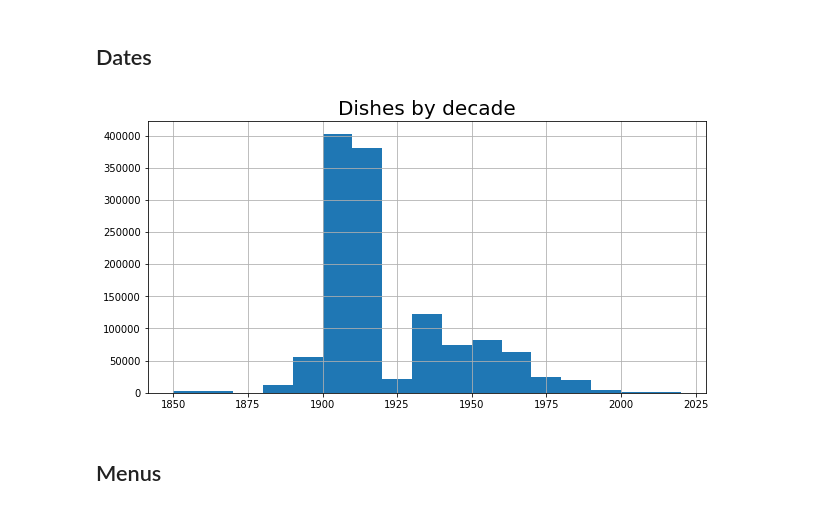
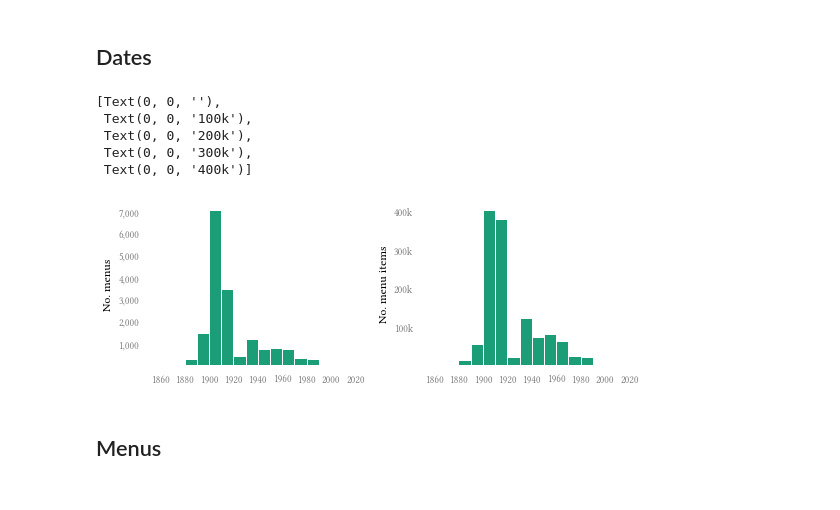
Before and after one commit to alexklapheke/menu, a Jupyter notebook: Menu-01-Import_Cleaning_EDA.ipynb, the cells around one changed output. Drawn from its saved outputs; the diff is of its cells as text; code cells hidden in the pictures.

```diff
--- a/Menu-01-Import_Cleaning_EDA.ipynb
+++ b/Menu-01-Import_Cleaning_EDA.ipynb
@@ -124,3 +104,16 @@ df = df[df["name"] != ""]
+# %%
+from nltk.tokenize import RegexpTokenizer
+from nltk.corpus import stopwords
+
+tokenizer = RegexpTokenizer("[a-z'-]+")
+stopwords = set(stopwords.words("english"))
+
+def tokenize(text):
+    tokens = set(tokenizer.tokenize(text))
+    return " ".join(tokens - stopwords)
+
+df["name"] = df["name"].str.lower()
+df["tokens"] = df["name"].apply(tokenize)
 # %% [markdown]
 ## Write out cleaned data
 # %%
@@ -134,9 +126,26 @@ size = (10, 5)
 # %% [markdown]
 ## Dates
-# %%
-plt.title("Dishes by decade", fontsize=20)
-df["year"].hist(figsize=size, bins=decades);
-# %% [output]
-[figure, removed]
+# %%
+import matplotlib.ticker as mtick
+
+fig, (ax1, ax2) = plt.subplots(1, 2, figsize=(9, 3))
+
+df.groupby("menu_id").mean()["year"].hist(bins=decades, grid=False, color="C0", edgecolor="white", ax=ax1);
+ax1.set_xticks(decades[1::2])
+ax1.set_yticks(range(1000, 7001, 1000))
+ax1.set_ylabel("No. menus")
+ax1.yaxis.set_major_formatter(mtick.StrMethodFormatter("{x:,.0f}"))
+
+df["year"].hist(bins=decades, grid=False, color="C0", edgecolor="white", ax=ax2);
+ax2.set_ylabel("No. menu items")
+ax2.set_xticks(decades[1::2])
+ax2.set_yticklabels(["", "100k", "200k", "300k", "400k"])
+# %% [output]
+[Text(0, 0, ''),
+ Text(0, 0, '100k'),
+ Text(0, 0, '200k'),
+ Text(0, 0, '300k'),
+ Text(0, 0, '400k')]
+[figure, added]
 # %% [markdown]
 ## Menus
```
Also changed, not shown: parts of 18 cells of this notebook, 3 other files.
